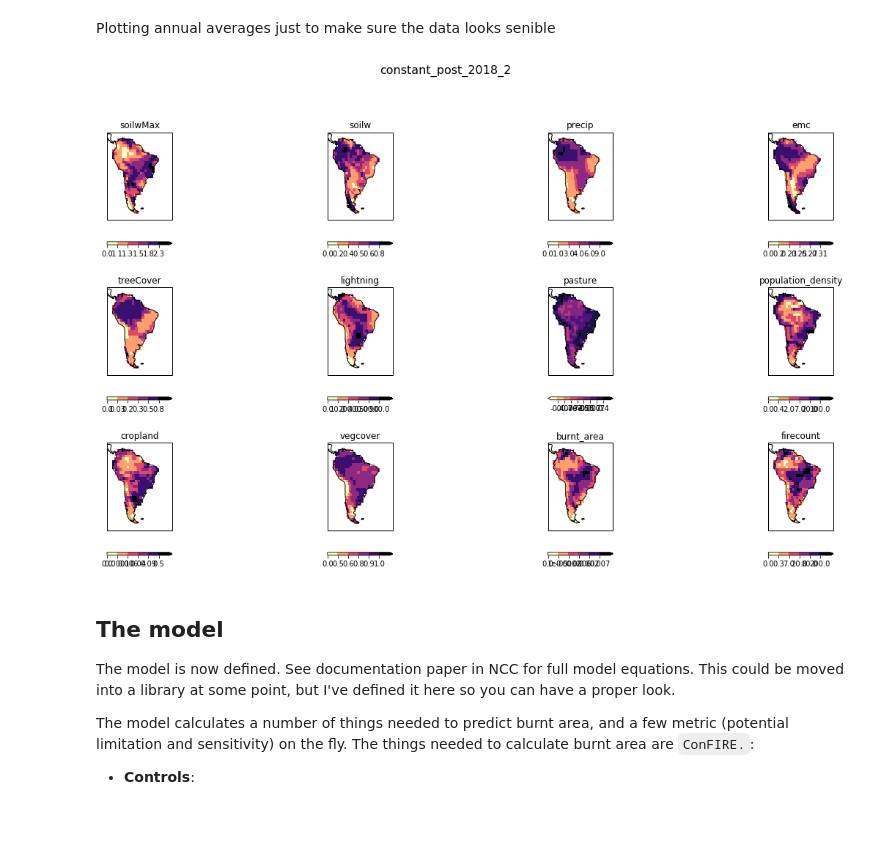
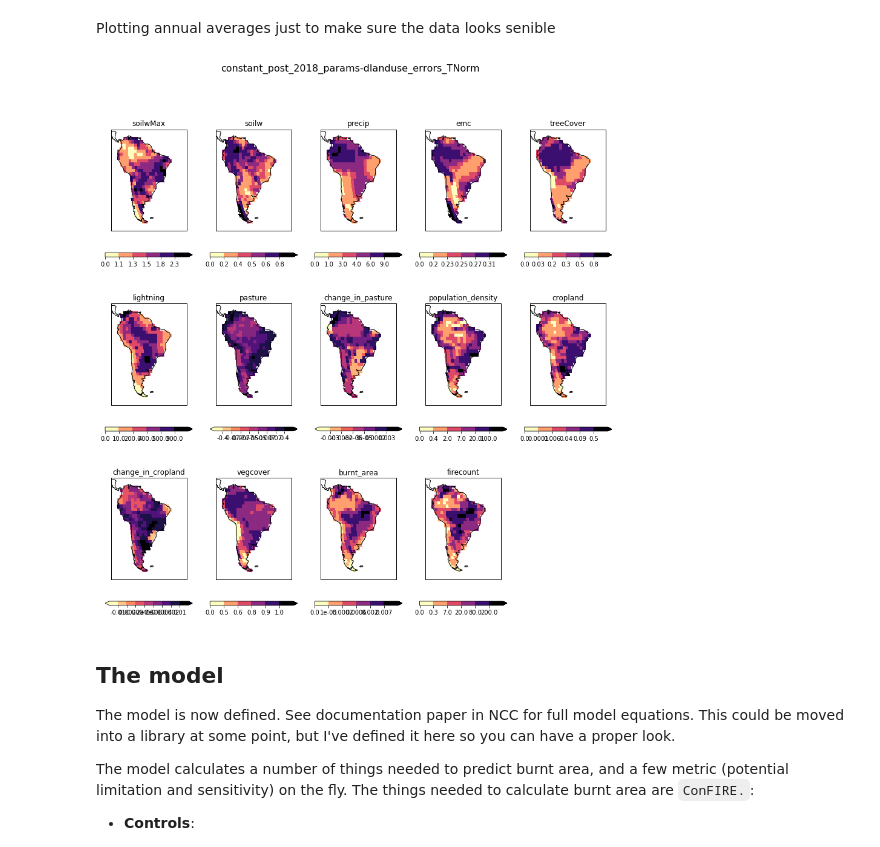
Before and after one commit to douglask3/amazon_fires, a Jupyter notebook: optimise_run_model/make_model_output.ipynb, the cells around one changed output. Drawn from its saved outputs; the diff is of its cells as text; code cells hidden in the pictures; blank space fills up the shorter version.

```diff
--- a/optimise_run_model/make_model_output.ipynb
+++ b/optimise_run_model/make_model_output.ipynb
@@ -92,16 +92,18 @@ files = {'soilwMax'           : 'vegetation/MaxOverMean_soilw.0-10cm.gauss.2000-
          'treeCover'          : 'vegetation/treecover-2001-June2018.nc',
          'lightning'          : 'climate/lightning2001-2019.nc',
          'pasture'            : 'human/pasture2001-2019.nc',
+         'change_in_pasture'  : 'human/dt-pasture2001-2019.nc',
          'population_density' : 'human/population_density-PD_HYDEv3.2_2001-2018.nc',
          'cropland'           : 'human/cropland2001-2019.nc',
+         'change_in_cropland' : 'human/dt-cropland2001-2019.nc',
          'vegcover'           : 'vegetation/vegcover-2001-June2018.nc',
          'burnt_area'         : 'burnt_area-GFED4s_2.5degree_2001-2016.nc',
          'firecount'          : 'fire_counts/firecount_TERRA_M__T.nc'}
 # %%
-param_files  = ['../outputs/params-test_errors_TNorm-burnt_area.csv', '../outputs/params-test_errors_TNorm-firecount.csv']
+param_files  = ['../outputs/params-dlanduse_errors_TNorm-burnt_area.csv', '../outputs/params-dlanduse_errors_TNorm-firecount.csv']
 exponates    = [False, True]
 variables    = ["burnt_area", "firecount"]
-title_output = 'constant_post_2018_2'
+title_output = 'constant_post_2018_params-dlanduse_errors_TNorm'
 
 fire_Season = [7, 8]
 
@@ -147,19 +149,19 @@ for key, dat in input_data.items():
 # %%
 nd = 0
 
-plt.figure(figsize = (15, 10))
+plt.figure(figsize = (15, 15))
 
 for key, dat in input_data.items():
     nd = nd + 1
     dat = dat.collapsed('time', iris.analysis.MEAN)
     dat.long_name = key
-    plot_lonely_cube(dat, 3, 4, nd, cmap = 'magma_r', levels = None)
+    plot_lonely_cube(dat, 3, 5, nd, cmap = 'magma_r', levels = None)
     plt.suptitle(title_output, fontsize=16)
     plt.subplots_adjust(top=0.88)
 if fig:
     plt.savefig(dir_fig + "input_data.png")
 # %% [output]
-[figure, old version]
+[figure, new version]
 # %% [markdown]
 ## The model
 The model is now defined. See documentation paper in NCC for full model equations. This could be moved into a library at some point, but I've defined it here so you can have a proper look.
```
Also changed, not shown: parts of 13 cells of this notebook, 3 other files.
